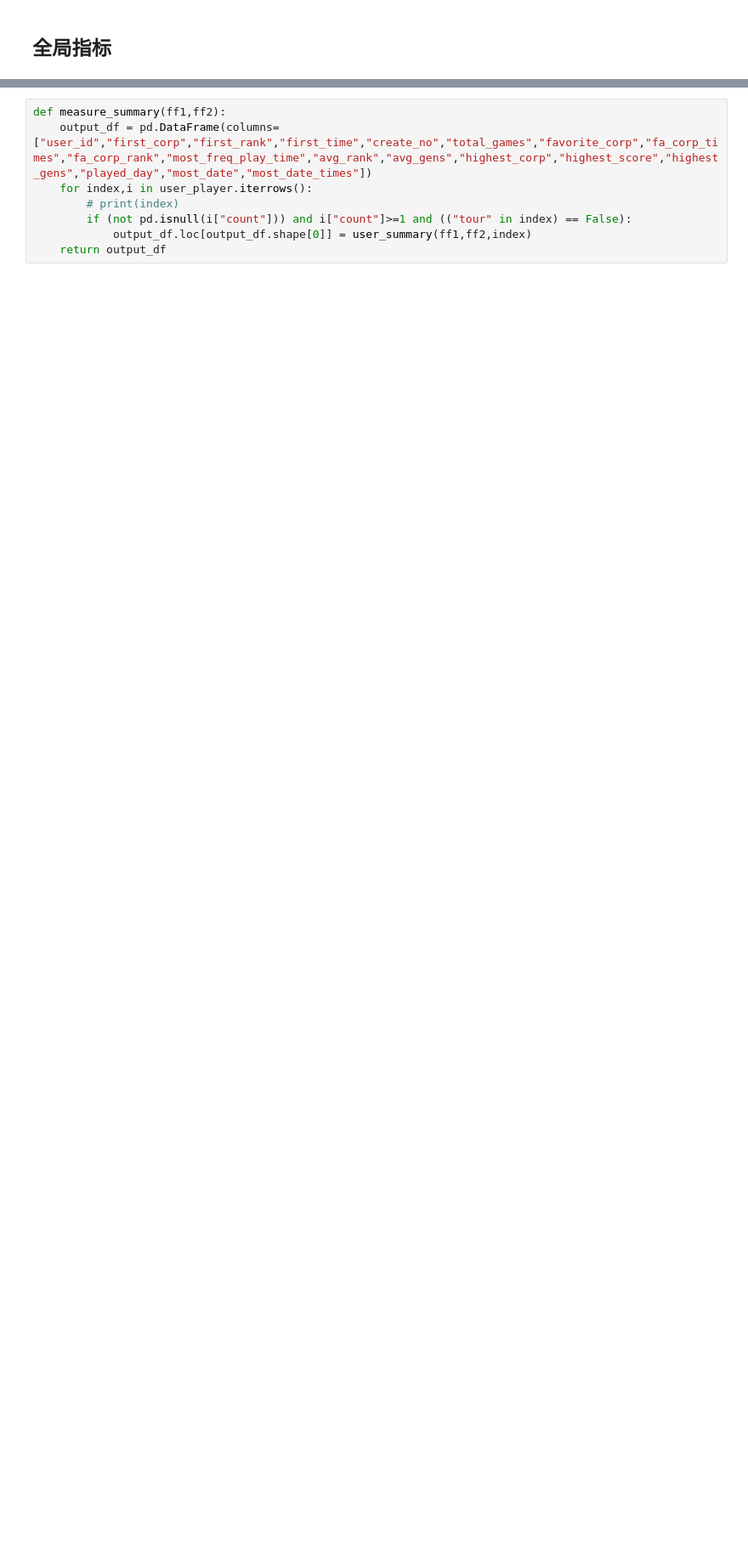
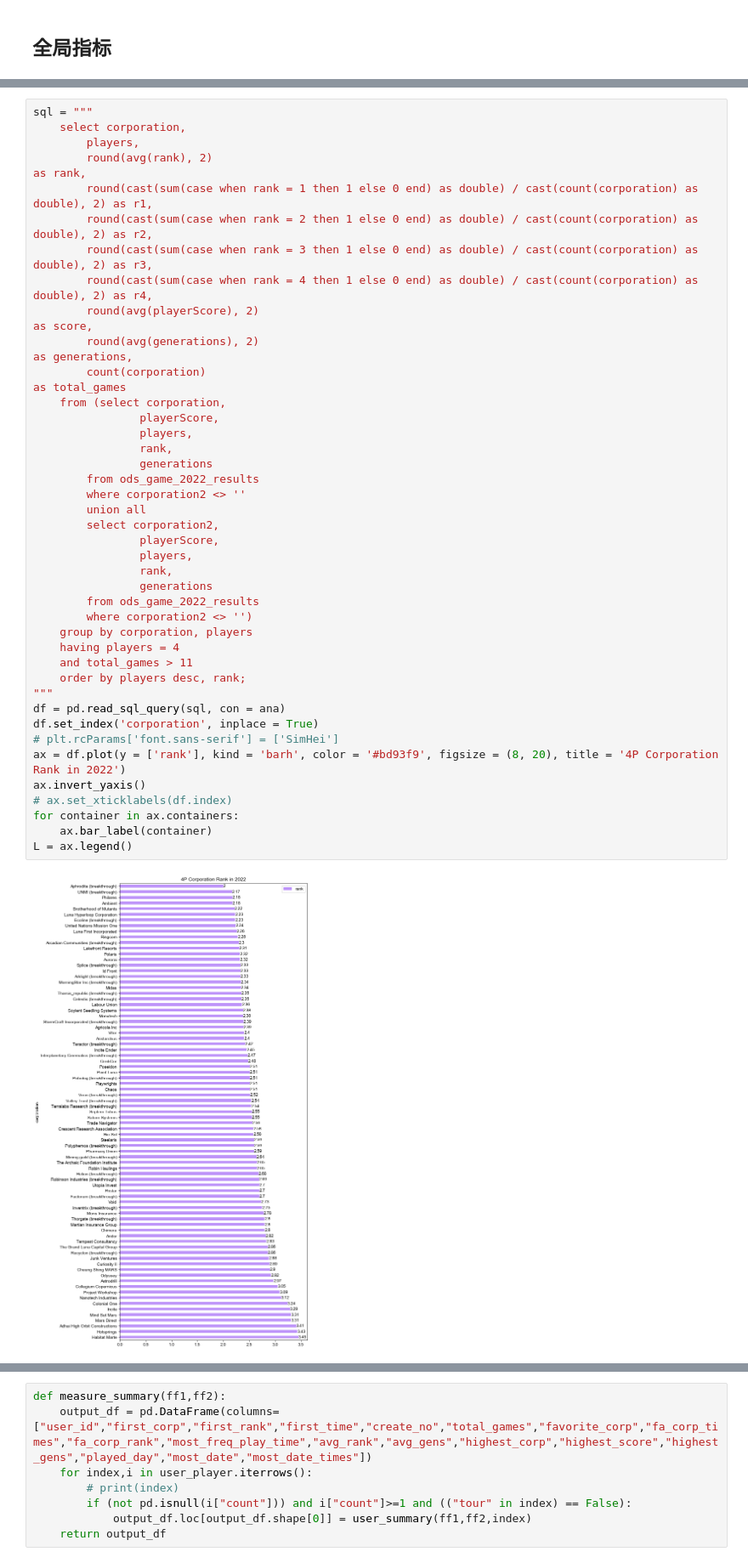
Before and after one commit to Ender-Wiggin2019/tfm-summary, a Jupyter notebook: generate_data_2022.ipynb, the cells around one changed output, grey strips where cells are left out. Shown at 85% size. Cells and saved outputs as stored; diff of their text form; blank space fills up the shorter version.

```diff
--- a/generate_data_2022.ipynb
+++ b/generate_data_2022.ipynb
@@ -229,3 +303,46 @@ ax.legend().remove(); ax2.legend().remove(); plt.gcf().legend(loc=(0.10, 0.80))
+# %%
+sql = """
+    select corporation,
+        players,
+        round(avg(rank), 2)                                                                                      as rank,
+        round(cast(sum(case when rank = 1 then 1 else 0 end) as double) / cast(count(corporation) as double), 2) as r1,
+        round(cast(sum(case when rank = 2 then 1 else 0 end) as double) / cast(count(corporation) as double), 2) as r2,
+        round(cast(sum(case when rank = 3 then 1 else 0 end) as double) / cast(count(corporation) as double), 2) as r3,
+        round(cast(sum(case when rank = 4 then 1 else 0 end) as double) / cast(count(corporation) as double), 2) as r4,
+        round(avg(playerScore), 2)                                                                               as score,
+        round(avg(generations), 2)                                                                               as generations,
+        count(corporation)                                                                                       as total_games
+    from (select corporation,
+                playerScore,
+                players,
+                rank,
+                generations
+        from ods_game_2022_results
+        where corporation2 <> ''
+        union all
+        select corporation2,
+                playerScore,
+                players,
+                rank,
+                generations
+        from ods_game_2022_results
+        where corporation2 <> '')
+    group by corporation, players
+    having players = 4
+    and total_games > 11
+    order by players desc, rank;
+"""
+df = pd.read_sql_query(sql, con = ana)
+df.set_index('corporation', inplace = True)
+# plt.rcParams['font.sans-serif'] = ['SimHei']
+ax = df.plot(y = ['rank'], kind = 'barh', color = '#bd93f9', figsize = (8, 20), title = '4P Corporation Rank in 2022')
+ax.invert_yaxis()
+# ax.set_xticklabels(df.index)
+for container in ax.containers:
+    ax.bar_label(container)
+L = ax.legend()
+# %% [output]
+[figure, added]
 # %%
 df
 # %% [output]
```
Also changed, not shown: parts of 13 cells of this notebook, 40 other files.
